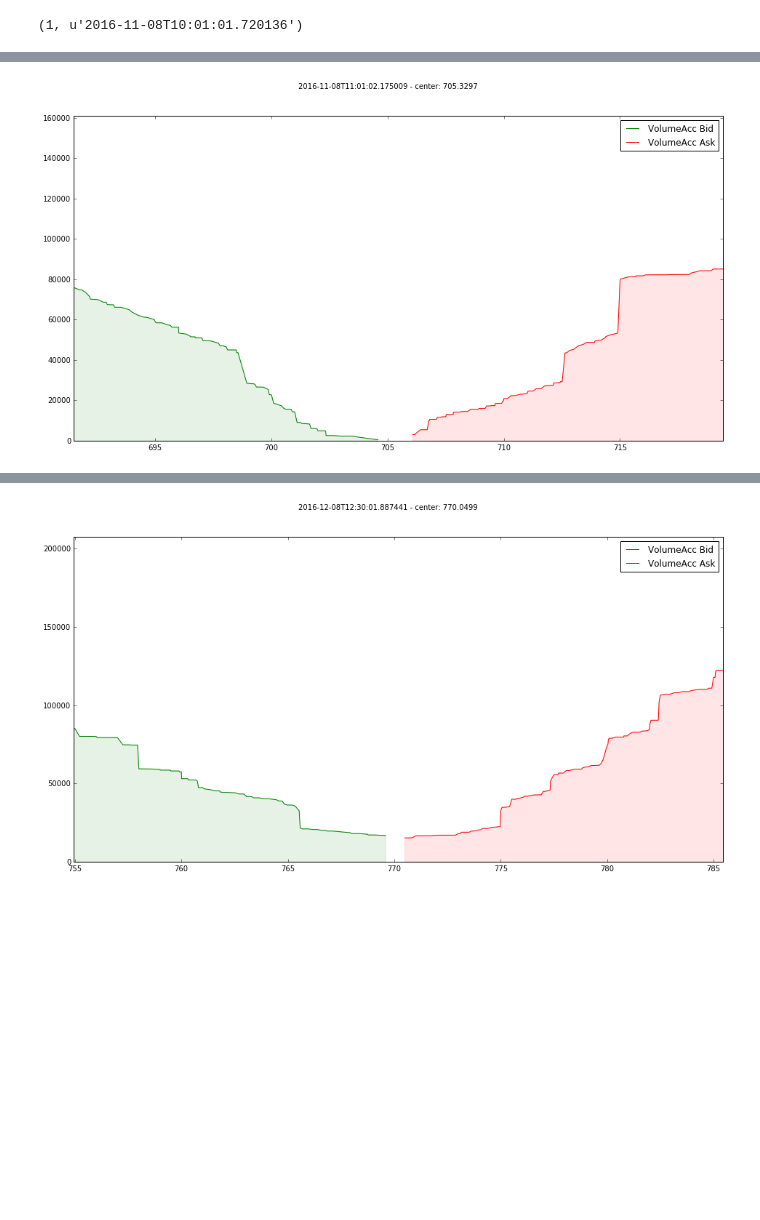
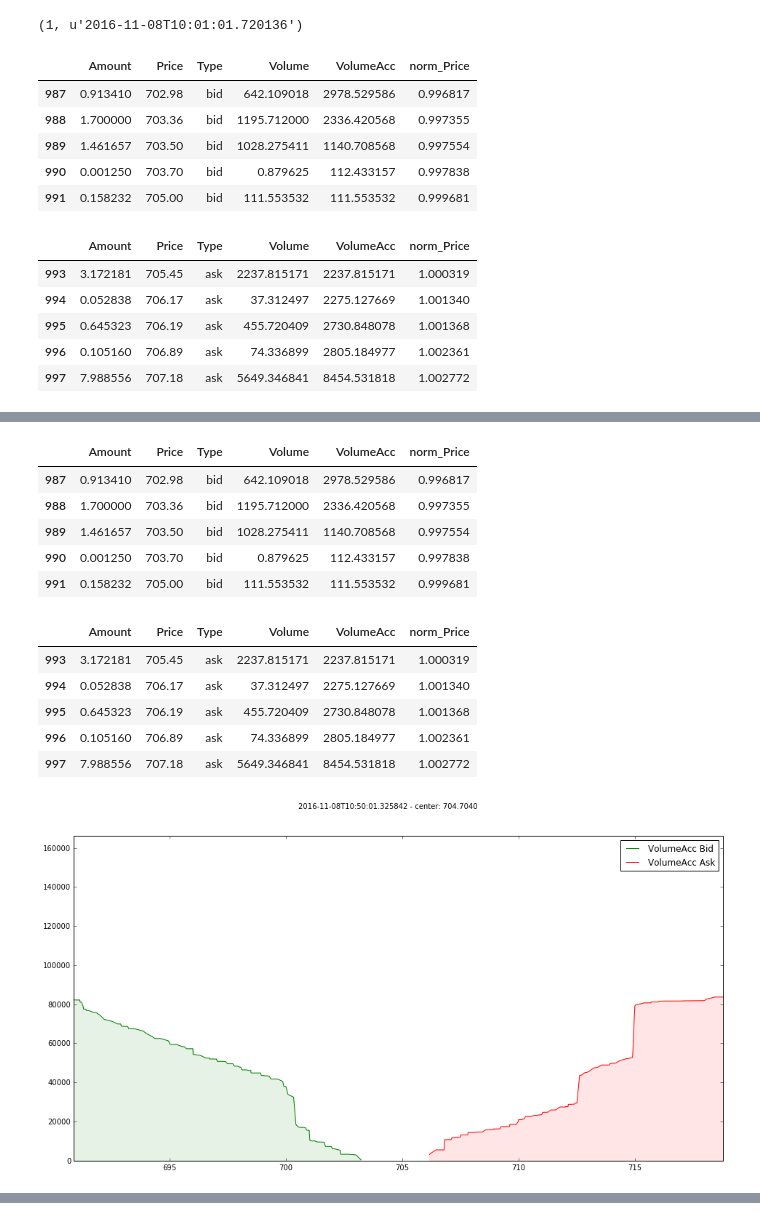
Before and after one commit to axelperschmann/orderbook_agent, a Jupyter notebook: extract_orderbooks_for_one_currencypair.ipynb, the cells around one changed output, grey strips where cells are left out. Cells and saved outputs as stored; diff of their text form; code cells hidden in the pictures; blank space fills up the shorter version.

```diff
--- a/extract_orderbooks_for_one_currencypair.ipynb
+++ b/extract_orderbooks_for_one_currencypair.ipynb
@@ -31,7 +31,7 @@ from manage_orderbooks import *
 num_samples = None
 range_factor = 1.5
 
-filename = "../data/snapshots/orderbooks_{}_range{}_samples{}_snapshot{}.dict".format(
+filename = "../data/snapshots/experimental/orderbooks_{}_range{}_samples{}_snapshot{}.dict".format(
     currency_pair, range_factor, num_samples, str(datetime.now().isoformat())[:-10])
 print(filename)
 # %% [output]
@@ -116,7 +125,9 @@ selling 1000.0 shares currently returns: 428816.47338
 range_factor = 1.02
 # plot_orderbook(data[0], normalized=True, range_factor=range_factor)
 print(len(orderbooks))
-for idx in range(len(query_idx)):
+for idx in [0, 1, 50, 99]:
     print(idx, timestamps[idx])
+    display(orderbooks[0][orderbooks[0].Type == 'bid'].tail(5))
+    display(orderbooks[0][orderbooks[0].Type == 'ask'].head(5))
     plot_orderbook(orderbooks[idx], title=timestamps[idx], normalized=False, range_factor=range_factor)
 # %% [output]
@@ -125,3 +148,15 @@ for idx in range(len(query_idx)):
 [figure]
 (1, u'2016-11-08T10:01:01.720136')
+|  | Amount | Price | Type | Volume | VolumeAcc | norm_Price |
+| 987 | 0.913410 | 702.98 | bid | 642.109018 | 2978.529586 | 0.996817 |
+| 988 | 1.700000 | 703.36 | bid | 1195.712000 | 2336.420568 | 0.997355 |
+| 989 | 1.461657 | 703.50 | bid | 1028.275411 | 1140.708568 | 0.997554 |
+| 990 | 0.001250 | 703.70 | bid | 0.879625 | 112.433157 | 0.997838 |
+| 991 | 0.158232 | 705.00 | bid | 111.553532 | 111.553532 | 0.999681 |
+|  | Amount | Price | Type | Volume | VolumeAcc | norm_Price |
+| 993 | 3.172181 | 705.45 | ask | 2237.815171 | 2237.815171 | 1.000319 |
+| 994 | 0.052838 | 706.17 | ask | 37.312497 | 2275.127669 | 1.001340 |
+| 995 | 0.645323 | 706.19 | ask | 455.720409 | 2730.848078 | 1.001368 |
+| 996 | 0.105160 | 706.89 | ask | 74.336899 | 2805.184977 | 1.002361 |
+| 997 | 7.988556 | 707.18 | ask | 5649.346841 | 8454.531818 | 1.002772 |
 [figure]
@@ -129 +164,13 @@ for idx in range(len(query_idx)):
+|  | Amount | Price | Type | Volume | VolumeAcc | norm_Price |
+| 987 | 0.913410 | 702.98 | bid | 642.109018 | 2978.529586 | 0.996817 |
+| 988 | 1.700000 | 703.36 | bid | 1195.712000 | 2336.420568 | 0.997355 |
+| 989 | 1.461657 | 703.50 | bid | 1028.275411 | 1140.708568 | 0.997554 |
+| 990 | 0.001250 | 703.70 | bid | 0.879625 | 112.433157 | 0.997838 |
+| 991 | 0.158232 | 705.00 | bid | 111.553532 | 111.553532 | 0.999681 |
+|  | Amount | Price | Type | Volume | VolumeAcc | norm_Price |
+| 993 | 3.172181 | 705.45 | ask | 2237.815171 | 2237.815171 | 1.000319 |
+| 994 | 0.052838 | 706.17 | ask | 37.312497 | 2275.127669 | 1.001340 |
+| 995 | 0.645323 | 706.19 | ask | 455.720409 | 2730.848078 | 1.001368 |
+| 996 | 0.105160 | 706.89 | ask | 74.336899 | 2805.184977 | 1.002361 |
+| 997 | 7.988556 | 707.18 | ask | 5649.346841 | 8454.531818 | 1.002772 |
-[figure, old version]
+[figure, new version]
@@ -131 +177,0 @@ for idx in range(len(query_idx)):
-[figure, removed]
```
Also changed, not shown: parts of 7 cells of this notebook.
